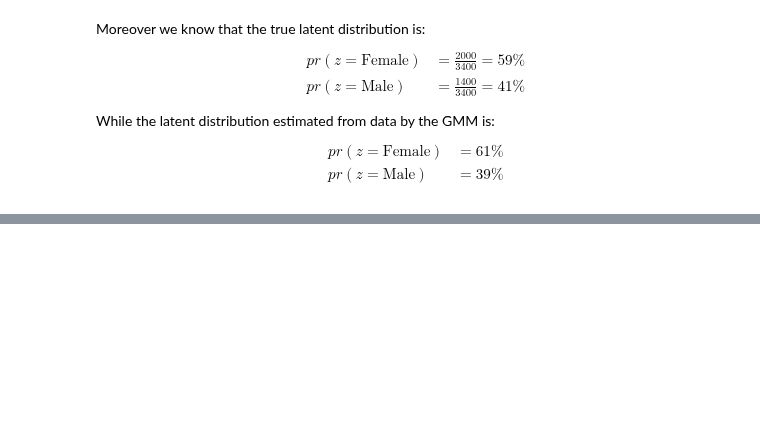
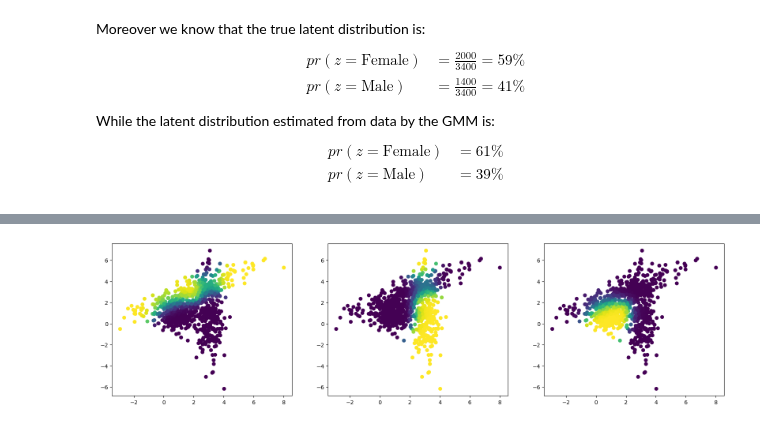
Before and after one commit to giorgiodema/Machine-Learning-2023, a Jupyter notebook: notebooks/09latent_variables.ipynb, the cells around one changed output, grey strips where cells are left out. Cells and saved outputs as stored; diff of their text form; code cells hidden in the pictures; blank space fills up the shorter version.

```diff
--- a/notebooks/09latent_variables.ipynb
+++ b/notebooks/09latent_variables.ipynb
@@ -228,0 +292,9 @@ $$
+# %%
+fig,ax = plt.subplots(1,3)
+fig.set_size_inches(20,5)
+Y = gmm.predict_proba(X)
+
+for i in range(3):
+    ax[i].scatter(X[:,0],X[:,1],c=Y[:,i])
+# %% [output]
+[figure, added]
```
Also changed, not shown: parts of 5 cells of this notebook.
